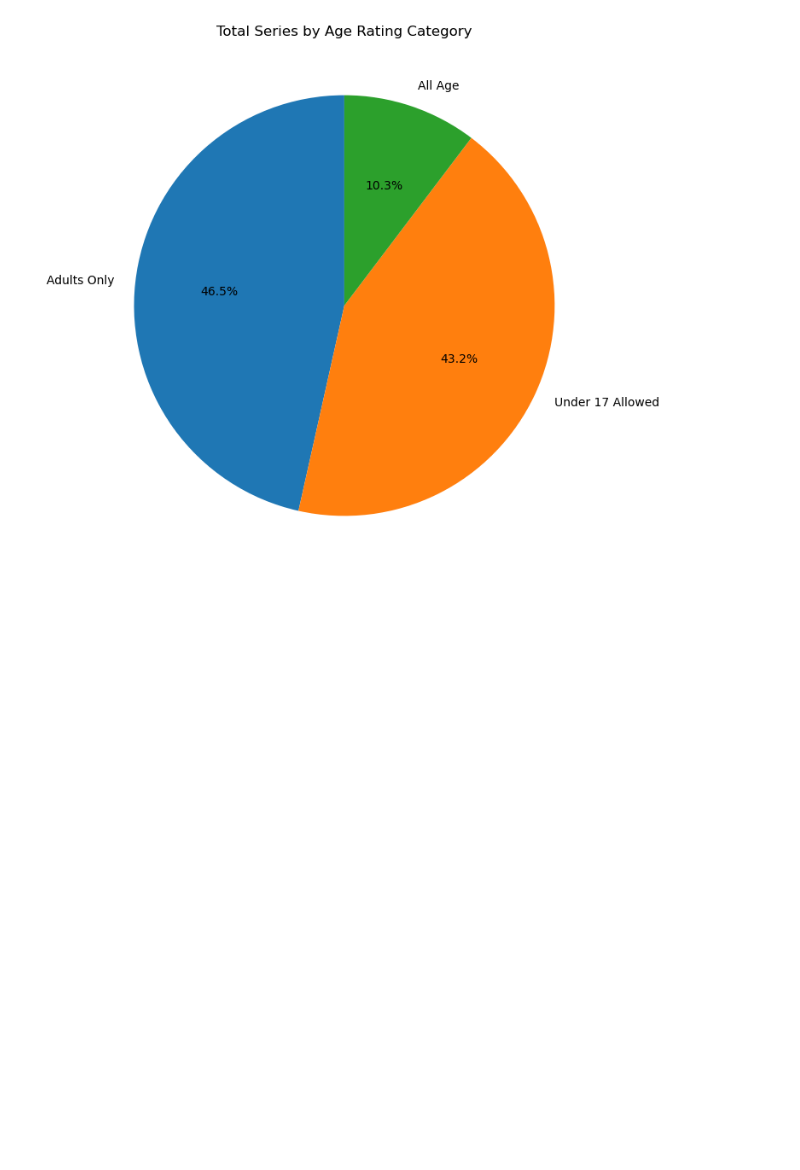
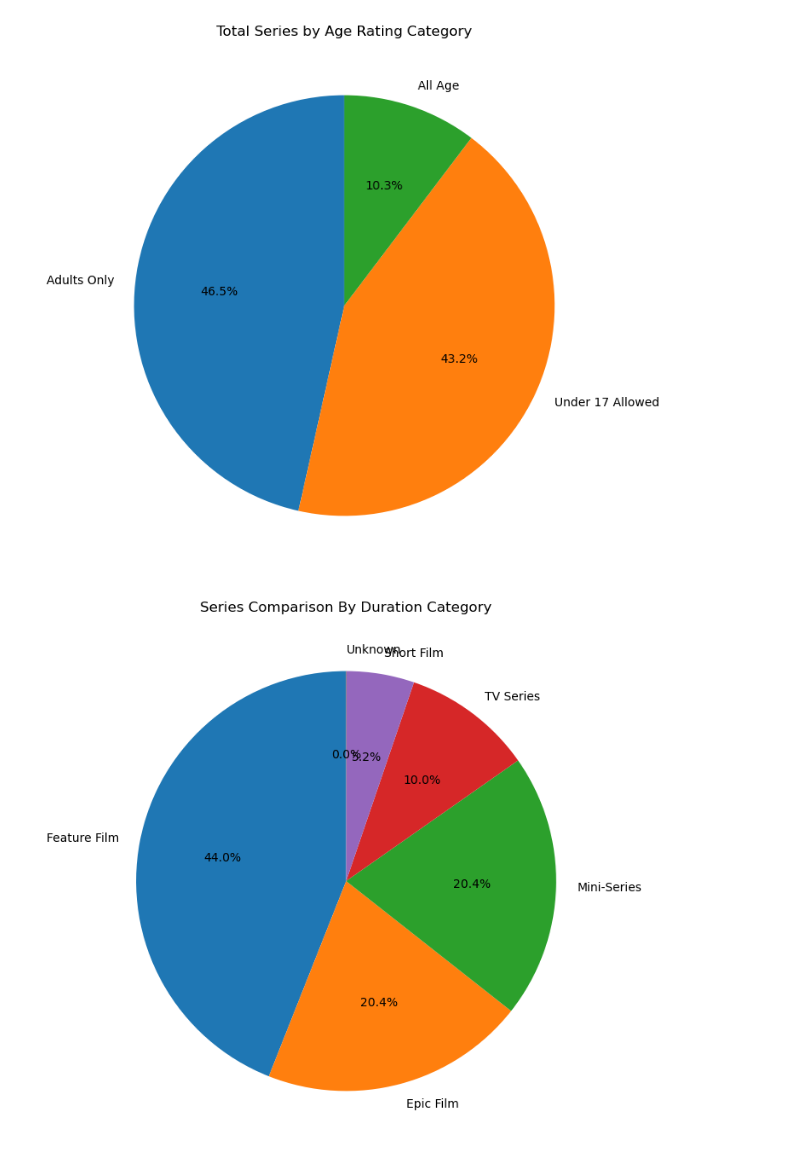
Before and after one commit to FlazeFy2/DS-Netflix_Movies_and_TV_Shows, a Jupyter notebook: exploratory data analysis-pie.ipynb, the cells around one changed output. Saved outputs shown, nothing was run; the diff lists cells and outputs as text; code cells hidden in the pictures; blank space fills up the shorter version.

Commit message:
[DS] Exploratory Data Analysis (EDA) - Pie Chart Series Comparison By Duration Category

```diff
--- a/exploratory data analysis-pie.ipynb
+++ b/exploratory data analysis-pie.ipynb
@@ -50,3 +50,42 @@ plt.ylabel("")
 plt.show()
 # %% [output]
 [figure]
+# %%
+# Exploratory Data Analysis (EDA) - Pie Chart Series Comparison By Duration Category
+import pandas as pd
+import matplotlib.pyplot as plt
+df = pd.read_csv("netflix_titles.csv")
+
+# Clean val
+df['duration'] = df['duration'].str.replace("Seasons", "Season", regex=False)
+
+# Dictionaries of Category
+duration_categories = {
+    "Short Film": [d for d in df["duration"].dropna() if "min" in d and int(d.split(" ")[0]) < 60],
+    "Feature Film": [d for d in df["duration"].dropna() if "min" in d and 30 <= int(d.split(" ")[0]) <= 110],
+    "Epic Film": [d for d in df["duration"].dropna() if "min" in d and int(d.split(" ")[0]) > 110],
+    "Mini-Series": [d for d in df["duration"].dropna() if "Season" in d and int(d.split(" ")[0]) == 1],
+    "TV Series": [d for d in df["duration"].dropna() if "Season" in d and int(d.split(" ")[0]) > 1]
+}
+
+# Function to assign duration category
+def assign_duration_category(duration):
+    for dur, durations in duration_categories.items():
+        if duration in durations:
+            return dur
+    return "Unknown"
+
+# Assign duration category to each duration
+df["duration_category"] = df["duration"].apply(assign_duration_category)
+
+# Dataset
+top_context = df['duration_category'].value_counts()
+
+# Pie Chart
+plt.figure(figsize=(8, 8))
+top_context.plot.pie(autopct='%1.1f%%', startangle=90)
+plt.title("Series Comparison By Duration Category")
+plt.ylabel("")
+plt.show()
+# %% [output]
+[figure, added]
```
